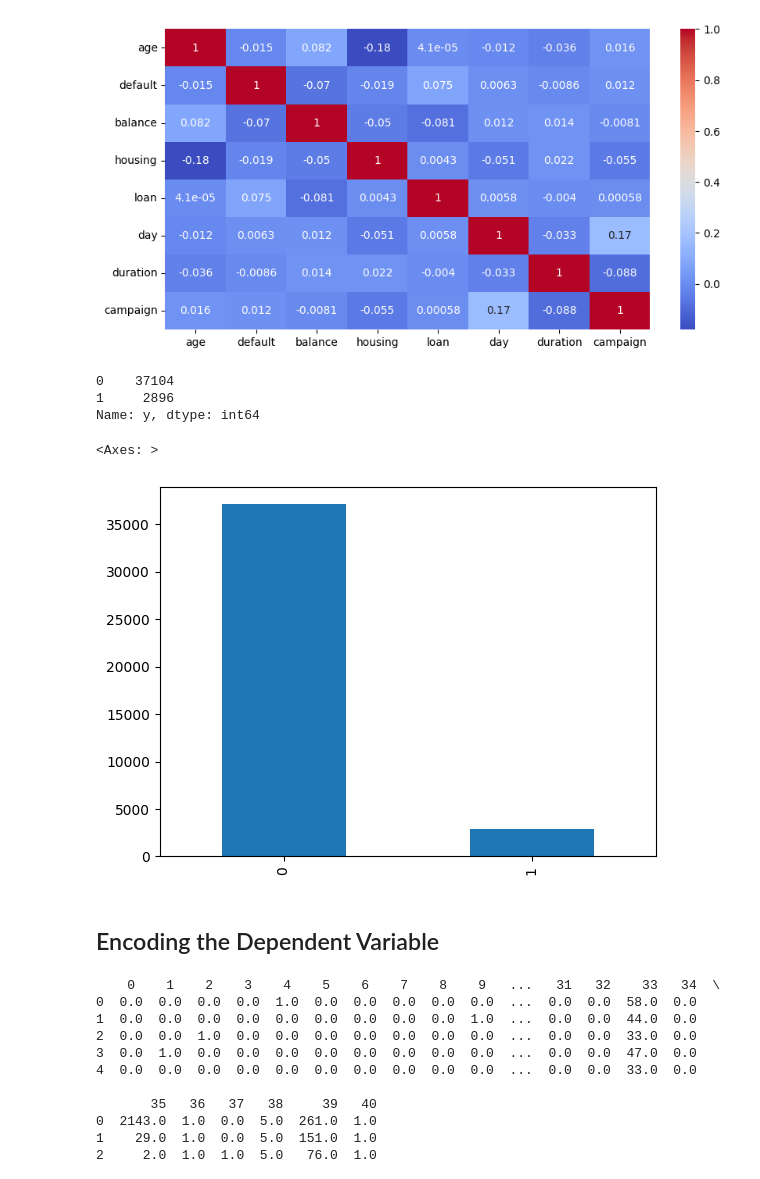
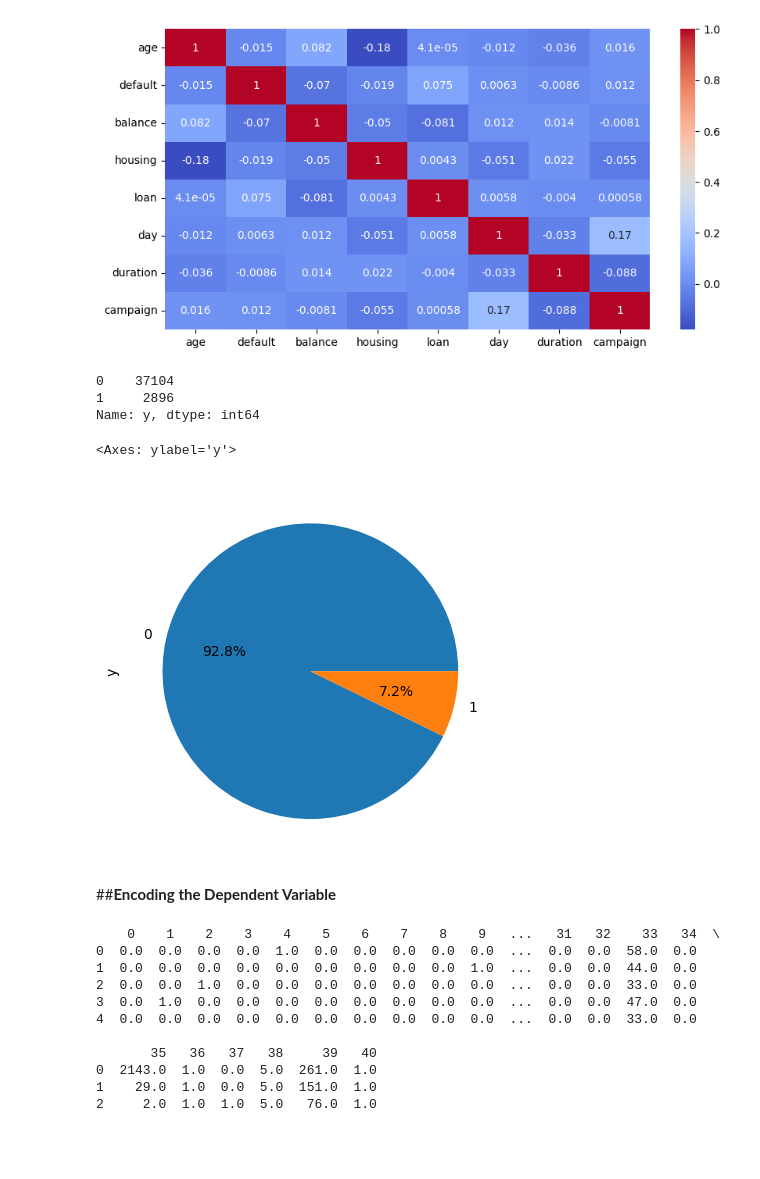
Before and after one commit to alyhussein86/491a6bOsXMz9HvMv, a Jupyter notebook: Term_Deposit_P2.ipynb, the cells around one changed output. Cells and saved outputs as stored; diff of their text form; code cells hidden in the pictures; blank space fills up the shorter version.

```diff
--- a/Term_Deposit_P2.ipynb
+++ b/Term_Deposit_P2.ipynb
@@ -177,15 +185,15 @@ plt.show()
 # %%
 print(y.value_counts())
 
-y.value_counts().plot(kind='bar')
+y.value_counts().plot(kind='pie', autopct='%1.1f%%')
 # %% [output]
 0    37104
 1     2896
 Name: y, dtype: int64
-<Axes: >
+<Axes: ylabel='y'>
-[figure, old version]
+[figure, new version]
 # %% [markdown]
-## Encoding the Dependent Variable
+##**Encoding the Dependent Variable**
 # %%
 ct = make_column_transformer(
     (OneHotEncoder(), make_column_selector(dtype_include="category")), remainder="passthrough")
```
Also changed, not shown: parts of 82 cells of this notebook.
